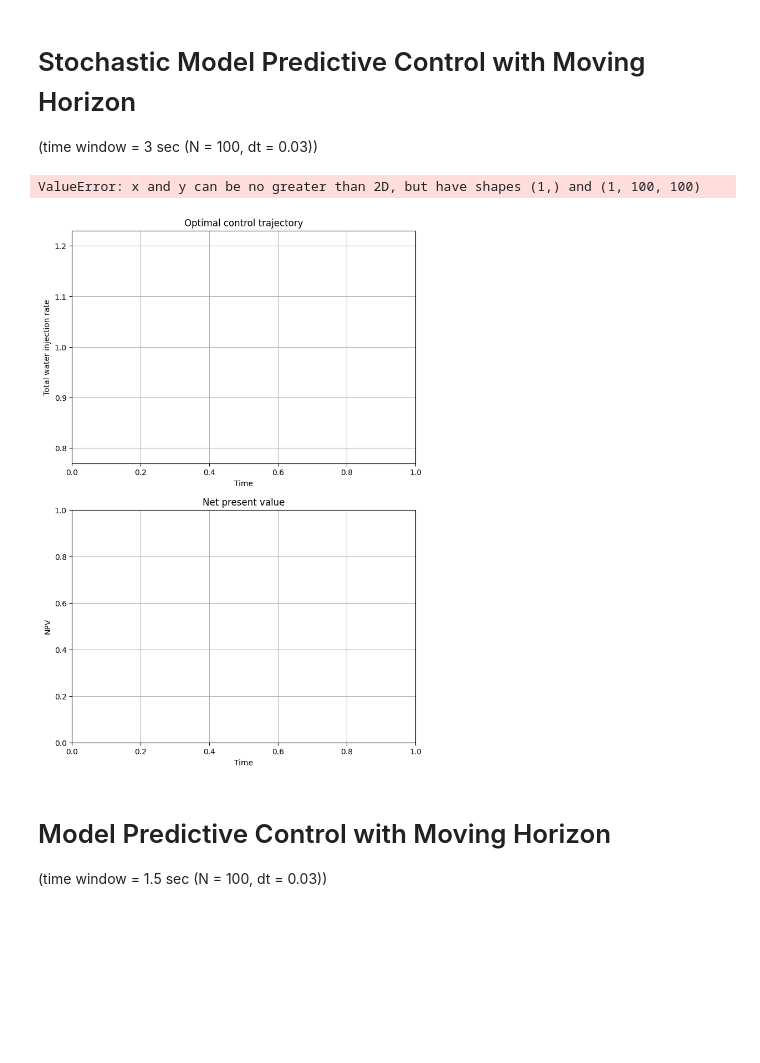
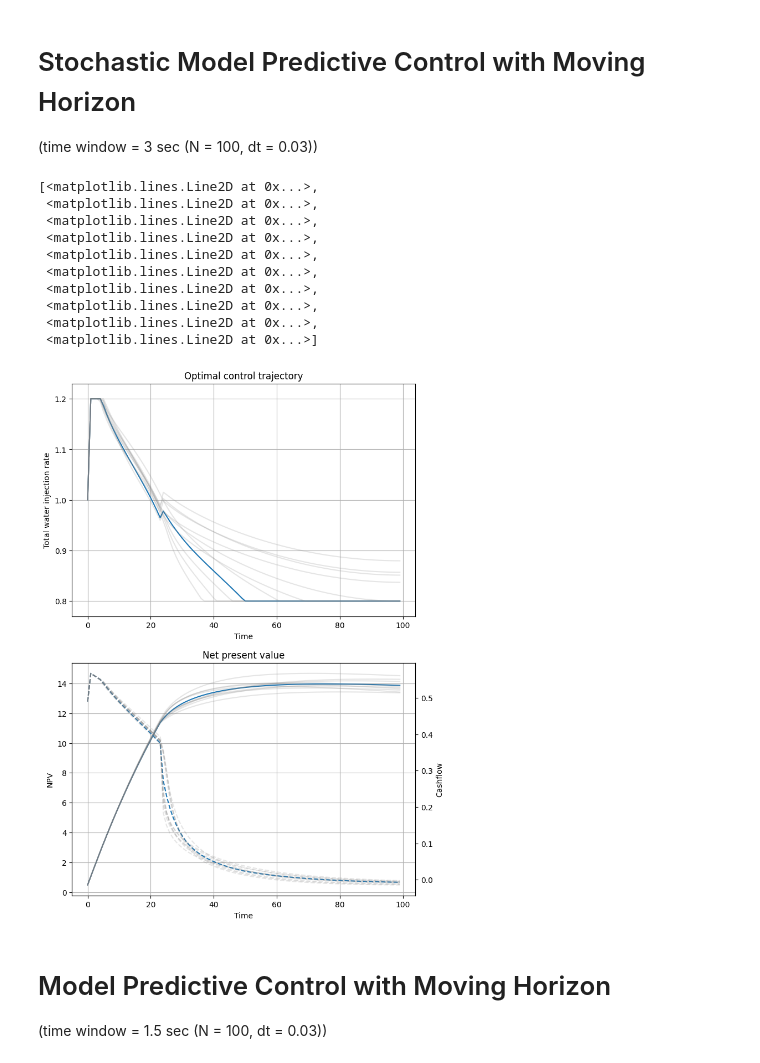
Before and after one commit to iffanh/buckley_leverette, a Jupyter notebook: simulation_smpc.ipynb, the cells around one changed output. Saved outputs shown, nothing was run; the diff lists cells and outputs as text; code cells hidden in the pictures; blank space fills up the shorter version.

Commit message:
fix smpc codes

```diff
--- a/simulation_smpc.ipynb
+++ b/simulation_smpc.ipynb
@@ -171,28 +188,48 @@ if True: # long running simulation
 # %%
-cashflow_fulls = np.load("./data/stochastic_cashflow_fulls.npy")
-Sw_traj_fulls = np.load("./data/stochastic_sw_traj_fulls.npy")
-qt_mpc_fulls = np.load("./data/stochastic_qt_mpc_fulls.npy")
+cashflow_full = np.load("./data/stochastic_cashflow_full.npy")
+Sw_traj_full = np.load("./data/stochastic_sw_traj_full.npy")
+qt_mpc_full = np.load("./data/stochastic_qt_mpc_full.npy")
 
 ocp_cashflows = np.load("./data/stochastic_ocp_cashflows.npy")
 ocp_x_trajs = np.load("./data/stochastic_ocp_sw_trajs.npy")
 ocp_u_trajs = np.load("./data/stochastic_ocp_qts.npy")
 
 fig, axs = plt.subplots(2, 1, figsize=(8, 12))
 
-axs[0].set_ylim(params_mpcs[0].umin-0.03, params_mpcs[0].umax+0.03)
+axs[0].set_ylim(params_mpc.umin-0.03, params_mpc.umax+0.03)
 axs[0].set_title('Optimal control trajectory')
 axs[0].set_ylabel('Total water injection rate')
 axs[0].set_xlabel('Time')
 axs[0].grid(True)
 
 axs[1].set_xlabel('Time')
 axs[1].set_ylabel('NPV')
 axs[1].set_title('Net present value')
 axs[1].grid(True)
 
-axs[0].plot(qt_mpc_fulls)
+axs[0].plot(qt_mpc_full[:,0])
+axs[0].plot(ocp_u_trajs[:,0,:].T, color="grey", alpha=0.2)
 
-# qt_mpc_fulls
+
+smpc_cashflow = np.mean(cashflow_full, axis=1)
+smpc_npv = np.cumsum(smpc_cashflow)
+axs[1].plot(np.cumsum(smpc_cashflow))
+axs[1].plot(np.cumsum(ocp_cashflows.T, axis=0), color="grey", alpha=0.2)
+
+ax = axs[1].twinx()
+ax.set_ylabel("Cashflow")
+
+ax.plot(smpc_cashflow, '--', label='Cashflow')
+ax.plot(ocp_cashflows.T, '--', label='Cashflow', color="grey", alpha=0.2)
 # %% [output]
-ValueError: x and y can be no greater than 2D, but have shapes (1,) and (1, 100, 100)
+[<matplotlib.lines.Line2D at 0x...>,
+ <matplotlib.lines.Line2D at 0x...>,
+ <matplotlib.lines.Line2D at 0x...>,
+ <matplotlib.lines.Line2D at 0x...>,
+ <matplotlib.lines.Line2D at 0x...>,
+ <matplotlib.lines.Line2D at 0x...>,
+ <matplotlib.lines.Line2D at 0x...>,
+ <matplotlib.lines.Line2D at 0x...>,
+ <matplotlib.lines.Line2D at 0x...>,
+ <matplotlib.lines.Line2D at 0x...>]
-[figure, old version]
+[figure, new version]
```
Also changed, not shown: parts of 10 cells of this notebook, 2 other files.
